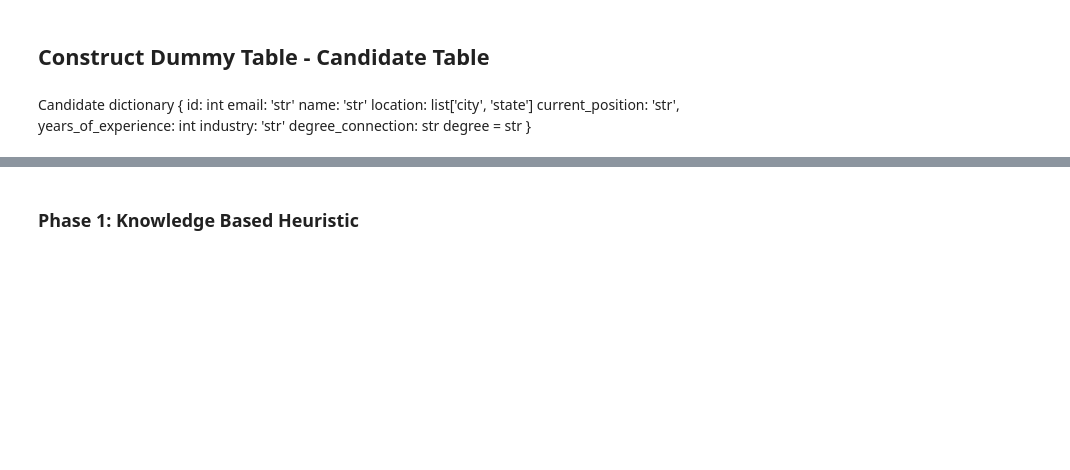
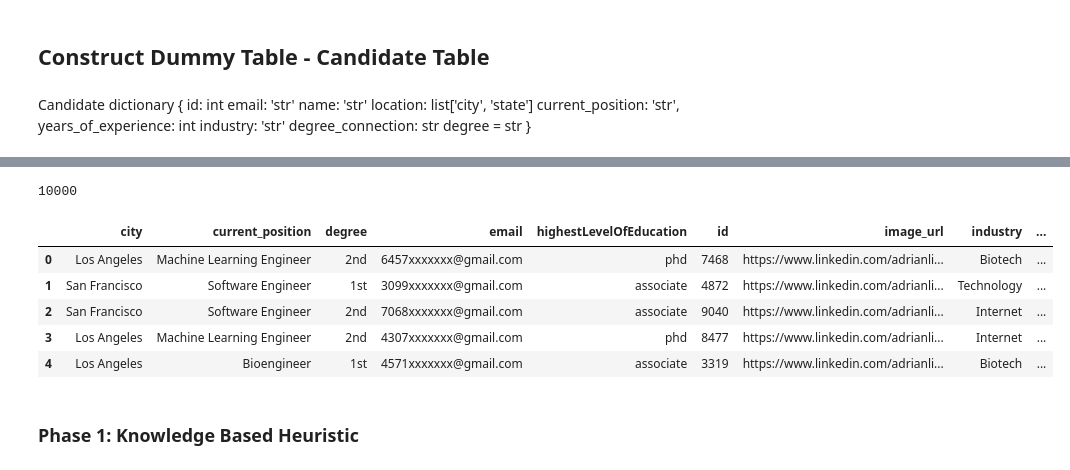
Before and after one commit to tadasant/refurby, a Jupyter notebook: data_wrangling_notebook.ipynb, the cells around one changed output, grey strips where cells are left out. Cells and saved outputs as stored; diff of their text form; code cells hidden in the pictures; blank space fills up the shorter version.

```diff
--- a/data_wrangling_notebook.ipynb
+++ b/data_wrangling_notebook.ipynb
@@ -147,6 +143,17 @@ SyntaxError: invalid syntax (<ipython-input-6-80b8204725b9>, line 1)
+# %%
+len(candidate_rows)
+# %% [output]
+10000
 # %%
 df_candidates = pd.DataFrame(candidate_rows)
-df_candidates
+df_candidates.head(5)
+# %% [output]
+|  | city | current_position | degree | email | highestLevelOfEducation | id | image_url | industry | ... |
+| 0 | Los Angeles | Machine Learning Engineer | 2nd | 6457xxxxxxx@gmail.com | phd | 7468 | https://www.linkedin.com/adrianli... | Biotech | ... |
+| 1 | San Francisco | Software Engineer | 1st | 3099xxxxxxx@gmail.com | associate | 4872 | https://www.linkedin.com/adrianli... | Technology | ... |
+| 2 | San Francisco | Software Engineer | 2nd | 7068xxxxxxx@gmail.com | associate | 9040 | https://www.linkedin.com/adrianli... | Internet | ... |
+| 3 | Los Angeles | Machine Learning Engineer | 2nd | 4307xxxxxxx@gmail.com | phd | 8477 | https://www.linkedin.com/adrianli... | Internet | ... |
+| 4 | Los Angeles | Bioengineer | 1st | 4571xxxxxxx@gmail.com | associate | 3319 | https://www.linkedin.com/adrianli... | Biotech | ... |
 # %% [markdown]
 ### Phase 1: Knowledge Based Heuristic ###
 # %% [markdown]
```
Also changed, not shown: parts of 44 cells of this notebook.
